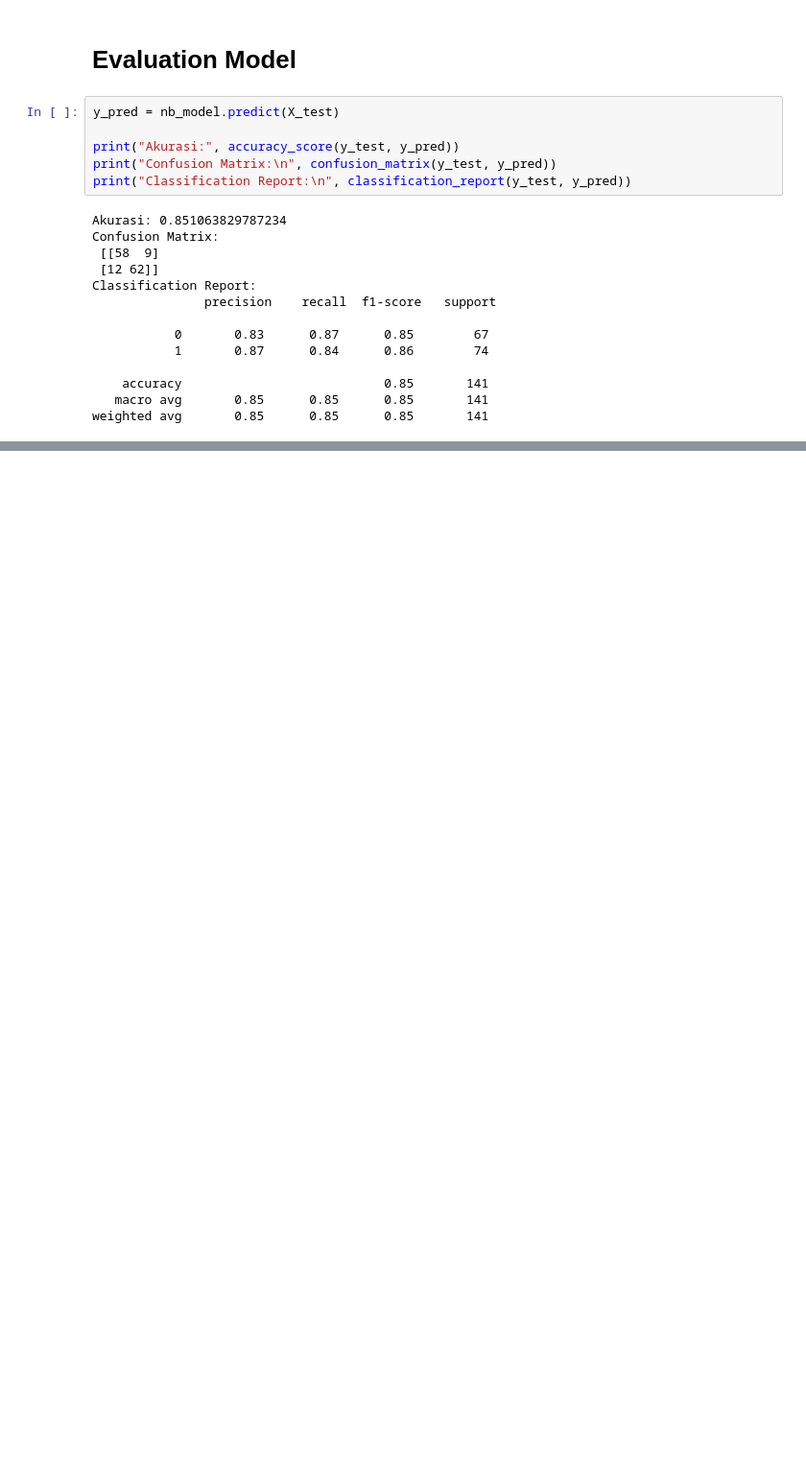
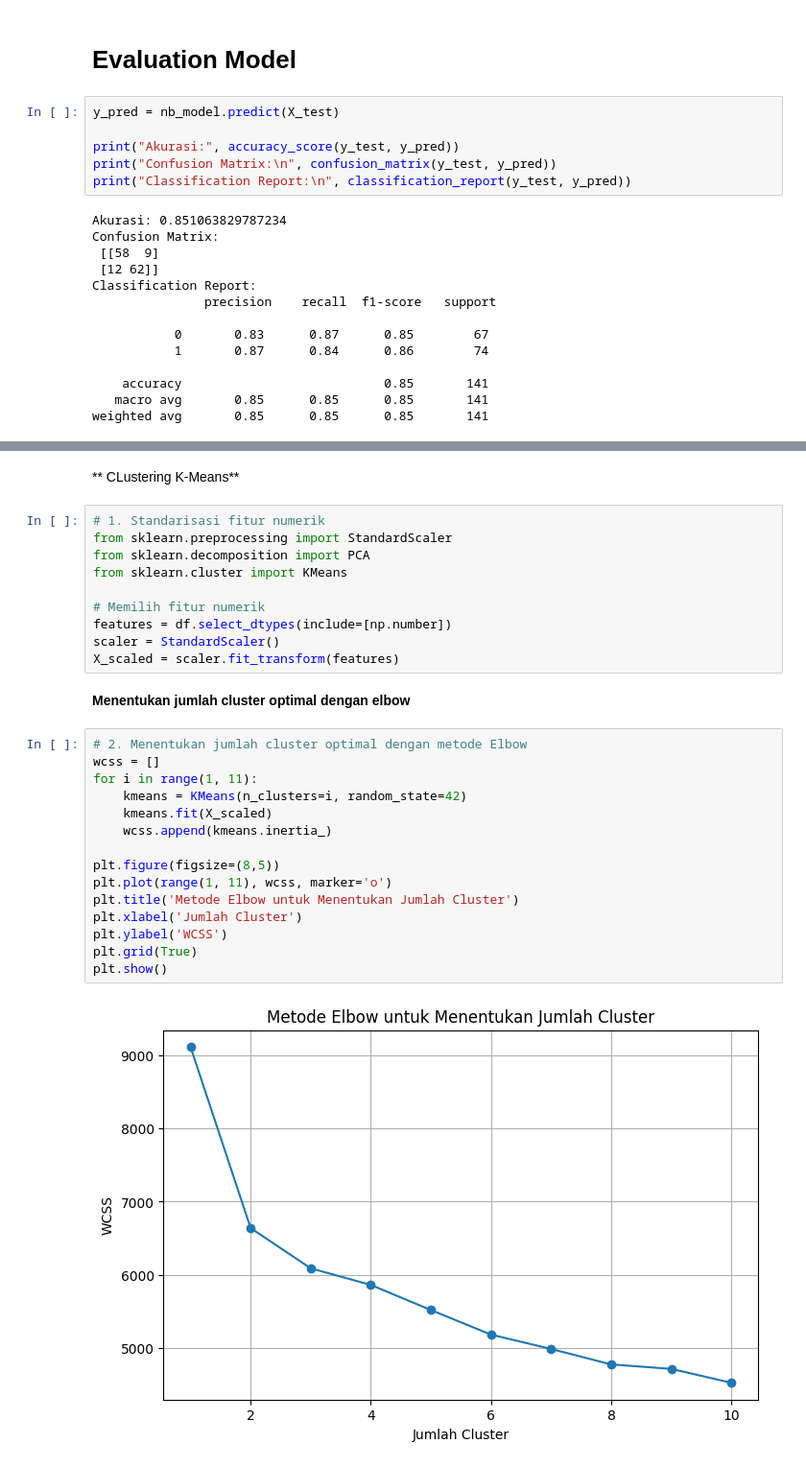
Before and after one commit to farizeka/Tubes-Data-Mining, a Jupyter notebook: Tubes_Datmin_Kel_3.ipynb, the cells around one changed output, grey strips where cells are left out. Shown at 96% size. Saved outputs shown, nothing was run; the diff lists cells and outputs as text; blank space fills up the shorter version.

```diff
--- a/Tubes_Datmin_Kel_3.ipynb
+++ b/Tubes_Datmin_Kel_3.ipynb
@@ -423,0 +363,31 @@ st.write("### Predicted Target:", prediction)
+# %% [markdown]
+** CLustering K-Means**
+# %%
+# 1. Standarisasi fitur numerik
+from sklearn.preprocessing import StandardScaler
+from sklearn.decomposition import PCA
+from sklearn.cluster import KMeans
+
+# Memilih fitur numerik
+features = df.select_dtypes(include=[np.number])
+scaler = StandardScaler()
+X_scaled = scaler.fit_transform(features)
+# %% [markdown]
+**Menentukan jumlah cluster optimal dengan elbow**
+# %%
+# 2. Menentukan jumlah cluster optimal dengan metode Elbow
+wcss = []
+for i in range(1, 11):
+    kmeans = KMeans(n_clusters=i, random_state=42)
+    kmeans.fit(X_scaled)
+    wcss.append(kmeans.inertia_)
+
+plt.figure(figsize=(8,5))
+plt.plot(range(1, 11), wcss, marker='o')
+plt.title('Metode Elbow untuk Menentukan Jumlah Cluster')
+plt.xlabel('Jumlah Cluster')
+plt.ylabel('WCSS')
+plt.grid(True)
+plt.show()
+# %% [output]
+[figure, added]
```
Also changed, not shown: parts of 20 cells of this notebook.
